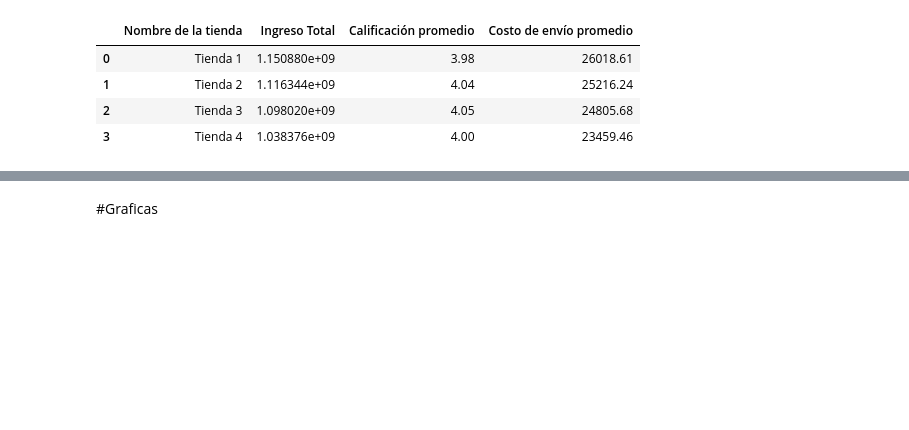
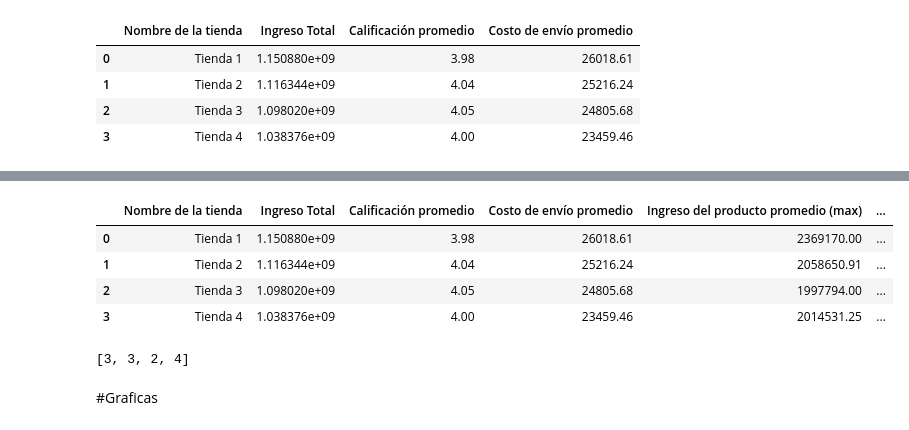
Before and after one commit to BjorkMagno/Portafolio, a Jupyter notebook: challenge-para-decidir-venta/AluraStoreLatam.ipynb, the cells around one changed output, grey strips where cells are left out. Drawn from its saved outputs; the diff is of its cells as text; code cells hidden in the pictures; blank space fills up the shorter version.

```diff
--- a/challenge-para-decidir-venta/AluraStoreLatam.ipynb
+++ b/challenge-para-decidir-venta/AluraStoreLatam.ipynb
@@ -271,0 +348,16 @@ tablaDatos
+# %%
+tablaDatosGeneral['Ingreso de la categoria promedio  (max)'] = promedioIngresoProducto(tablaDatosCategoria,'Ingreso Total (max)','Ventas de la categoría (max)')
+# %%
+tablaDatosGeneral['Ingreso de la categoria promedio  (min)'] = promedioIngresoProducto(tablaDatosCategoria,'Ingreso Total (min)','Ventas de la categoría (min)')
+# %%
+tablaDatosGeneral['Ventas de la categoria promedio  (max)'] = promedioIngresoProducto(tablaDatosCategoria,'Ingreso de la categoría (max)','Ventas (max)')
+# %%
+tablaDatosGeneral['Ventas de la categoria promedio  (min)'] = promedioIngresoProducto(tablaDatosCategoria,'Ingreso de la categoría (min)','Ventas (min)')
+# %%
+tablaDatosGeneral
+# %% [output]
+|  | Nombre de la tienda | Ingreso Total | Calificación promedio | Costo de envío promedio | Ingreso del producto promedio (max) | ... |
+| 0 | Tienda 1 | 1.150880e+09 | 3.98 | 26018.61 | 2369170.00 | ... |
+| 1 | Tienda 2 | 1.116344e+09 | 4.04 | 25216.24 | 2058650.91 | ... |
+| 2 | Tienda 3 | 1.098020e+09 | 4.05 | 24805.68 | 1997794.00 | ... |
+| 3 | Tienda 4 | 1.038376e+09 | 4.00 | 23459.46 | 2014531.25 | ... |
@@ -272,3 +389,18 @@ tablaDatos
+# %%
+for factor in factoresIngreso:
+    evaluacionMin(tablaDatosGeneral, factor, contadores)
+
+for factor in factoresVentas:
+    evaluacionMin(tablaDatosGeneral, factor, contadores)
+
+for factor in factoresCalificacion:
+    evaluacionMin(tablaDatosGeneral, factor, contadores)
+
+for factor in factoresEnvio:
+    evaluacionMax(tablaDatosGeneral, factor, contadores)
+print(contadores)
+# %% [output]
+[3, 3, 2, 4]
 # %% [markdown]
 #Graficas
 # %%
```
Also changed, not shown: parts of 20 cells of this notebook.
